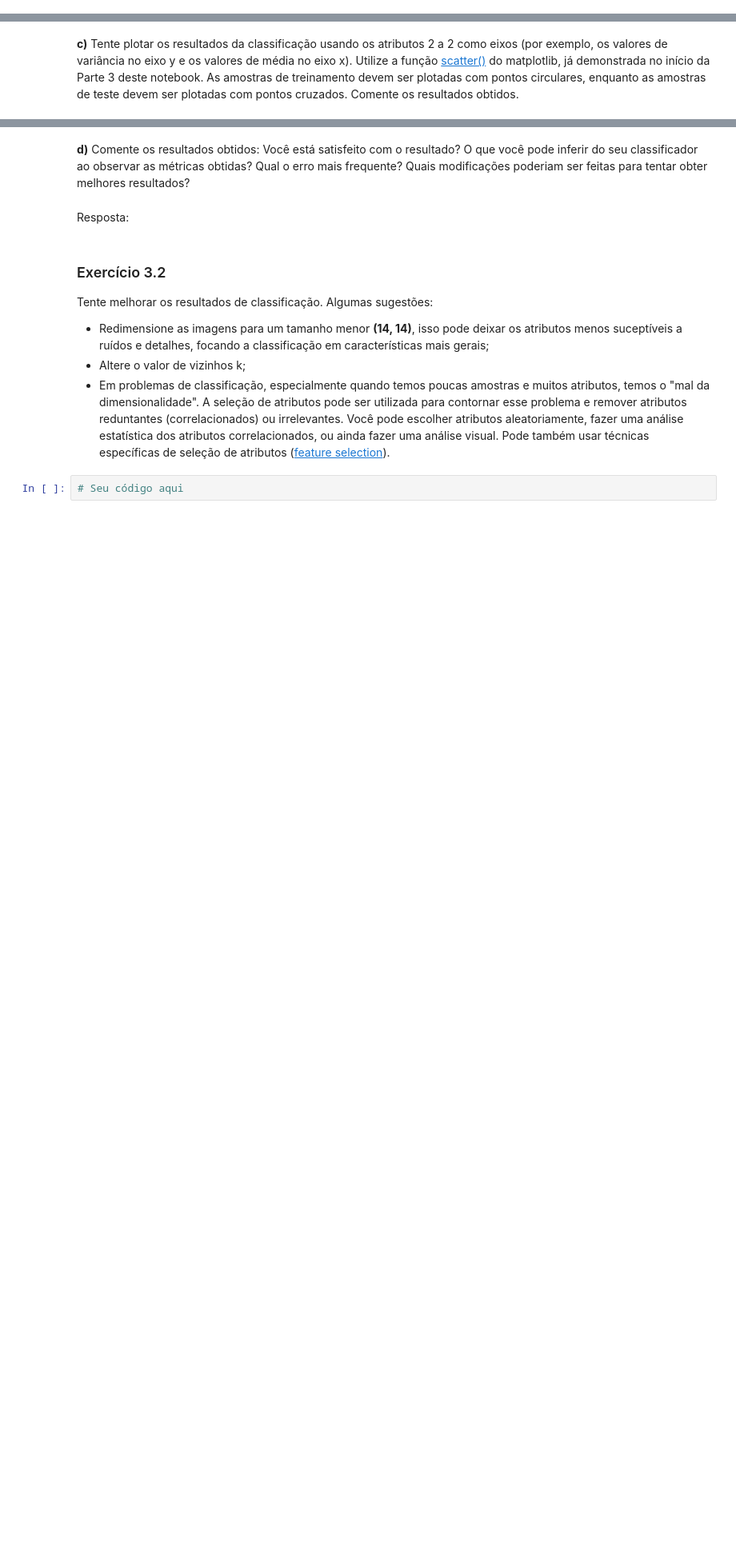
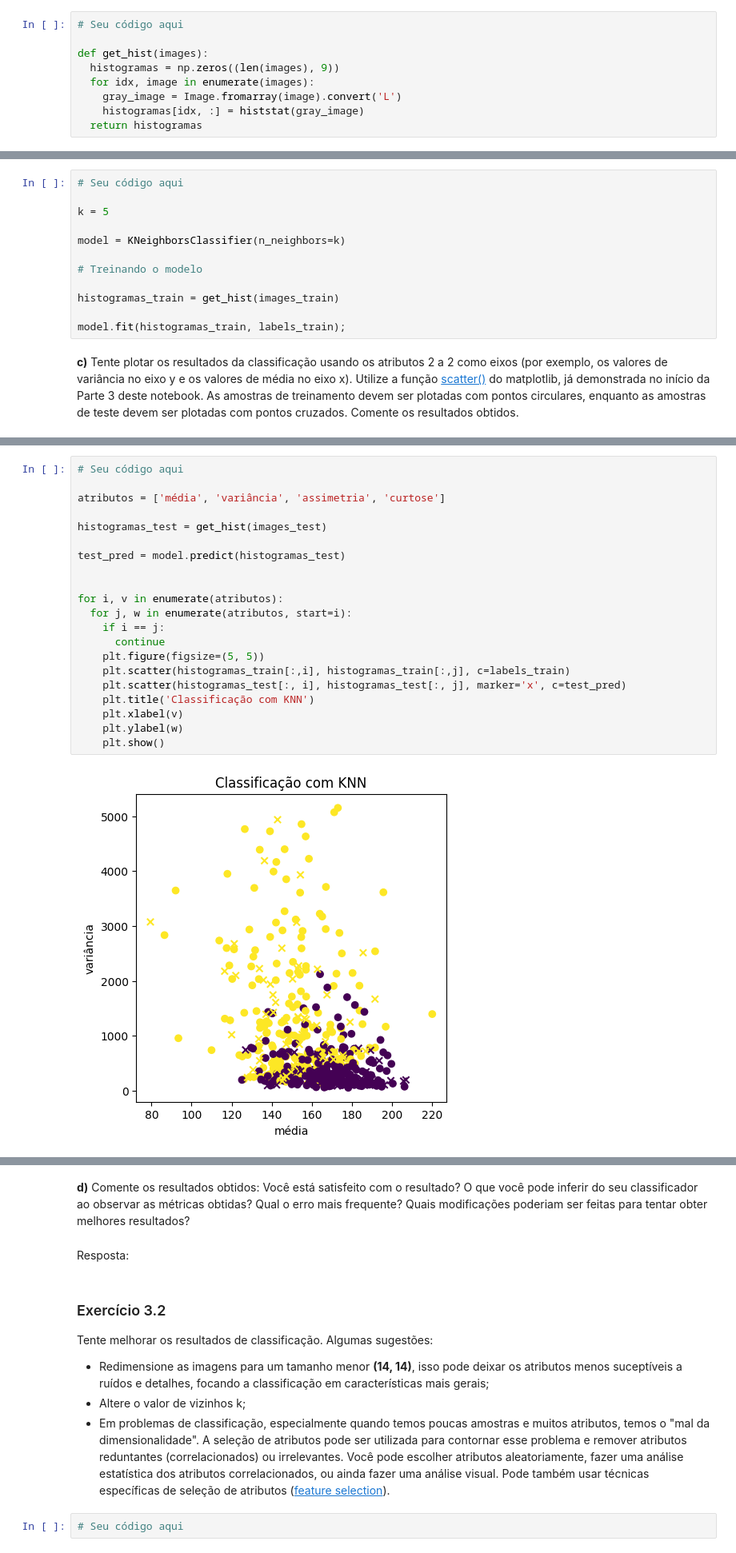
Before and after one commit to UNICAMP-EA979/2026s1-pi02-histogramas-knn-g248527, a Jupyter notebook: Atividade.ipynb, the cells around one changed output, grey strips where cells are left out. Shown at 80% size. Drawn from its saved outputs; the diff is of its cells as text; blank space fills up the shorter version.

```diff
--- a/Atividade.ipynb
+++ b/Atividade.ipynb
@@ -478,2 +491,11 @@ Utilize os conjuntos de dados criados anteriormente para obter os vetores de atr
+# %%
+# Seu código aqui
+
+def get_hist(images):
+  histogramas = np.zeros((len(images), 9))
+  for idx, image in enumerate(images):
+    gray_image = Image.fromarray(image).convert('L')
+    histogramas[idx, :] = histstat(gray_image)
+  return histogramas
 # %% [markdown]
 **b)** Treine um modelo kNN utilizando o conjunto de dados de treino criado (train_features). Você precisará escolher um valor de k. Valide o modelo utilizando o conjunto de dados de teste (test_features). Calcule as métricas de avaliação do classificador para ambos os conjuntos de dados (primeiro para treino, depois para teste): acurácia, precisão, revocação e F1-score. Imprima a [Matriz de Confusão](https://scikit-learn.org/stable/modules/generated/sklearn.metrics.confusion_matrix.html).
@@ -482,2 +502,14 @@ Utilize os conjuntos de dados criados anteriormente para obter os vetores de atr
+# %%
+# Seu código aqui
+
+k = 5
+
+model = KNeighborsClassifier(n_neighbors=k)
+
+# Treinando o modelo
+
+histogramas_train = get_hist(images_train)
+
+model.fit(histogramas_train, labels_train);
 # %% [markdown]
 **c)** Tente plotar os resultados da classificação usando os atributos 2 a 2 como eixos (por exemplo, os valores de variância no eixo y e os valores de média no eixo x). Utilize a função [scatter()](https://matplotlib.org/stable/api/_as_gen/matplotlib.pyplot.scatter.html) do matplotlib, já demonstrada no início da Parte 3 deste notebook. As amostras de treinamento devem ser plotadas com pontos circulares, enquanto as amostras de teste devem ser plotadas com pontos cruzados. Comente os resultados obtidos.
@@ -485,0 +516,23 @@ Utilize os conjuntos de dados criados anteriormente para obter os vetores de atr
+# %%
+# Seu código aqui
+
+atributos = ['média', 'variância', 'assimetria', 'curtose']
+
+histogramas_test = get_hist(images_test)
+
+test_pred = model.predict(histogramas_test)
+
+
+for i, v in enumerate(atributos):
+  for j, w in enumerate(atributos, start=i):
+    if i == j:
+      continue
+    plt.figure(figsize=(5, 5))
+    plt.scatter(histogramas_train[:,i], histogramas_train[:,j], c=labels_train)
+    plt.scatter(histogramas_test[:, i], histogramas_test[:, j], marker='x', c=test_pred)
+    plt.title('Classificação com KNN')
+    plt.xlabel(v)
+    plt.ylabel(w)
+    plt.show()
+# %% [output]
+[figure, added]
```
Also changed, not shown: parts of 8 cells of this notebook.
